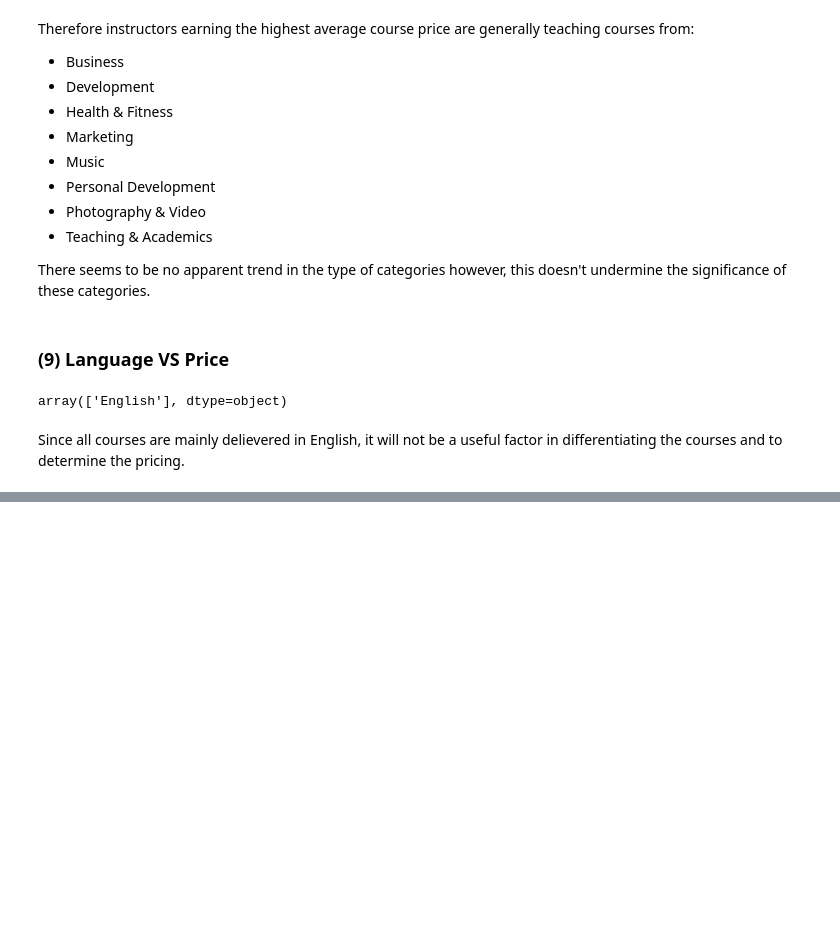
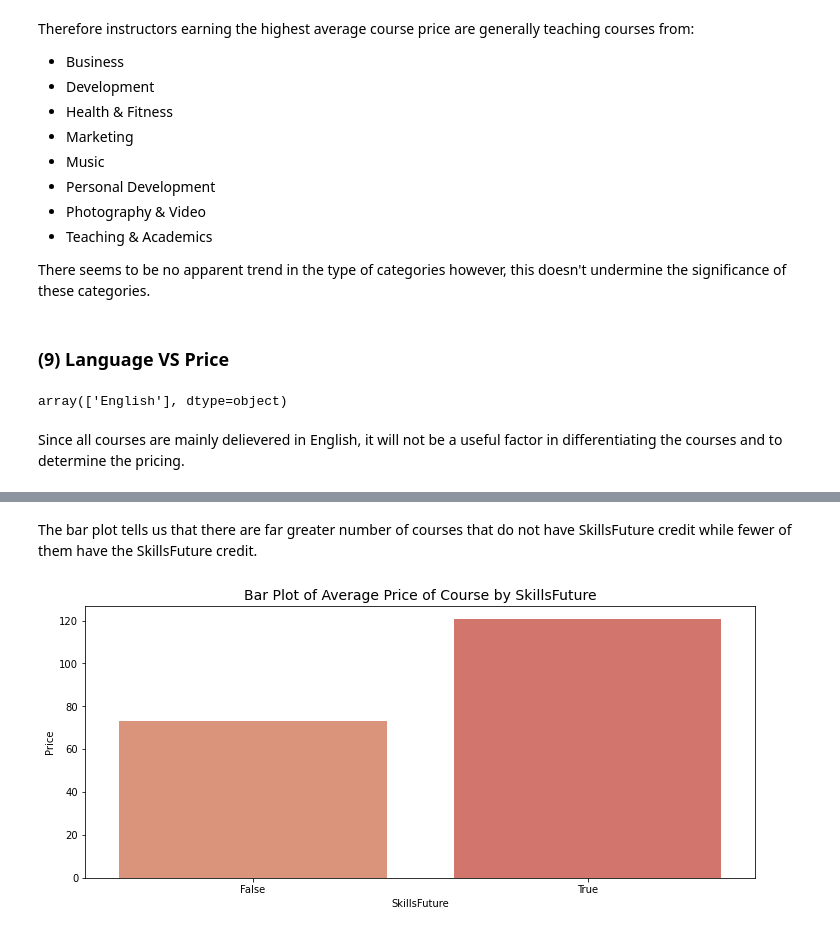
Before and after one commit to Kelizaaaaa/Udemy-Data-Project, a Jupyter notebook: Project 1 - Exploratory Data Analysis (Price Mechanism).ipynb, the cells around one changed output, grey strips where cells are left out. Cells and saved outputs as stored; diff of their text form; code cells hidden in the pictures; blank space fills up the shorter version.

```diff
--- a/Project 1 - Exploratory Data Analysis (Price Mechanism).ipynb
+++ b/Project 1 - Exploratory Data Analysis (Price Mechanism).ipynb
@@ -346,0 +358,15 @@ Since all courses are mainly delievered in English, it will not be a useful fact
+# %% [markdown]
+The bar plot tells us that there are far greater number of courses that do not have SkillsFuture credit while fewer of them have the SkillsFuture credit.
+# %%
+# mean price of course for having or not having SkillsFuture credit
+meanPrice_skillsfuture = data_eda.groupby("SkillsFuture").mean()
+meanPrice_skillsfuture["SkillsFuture"] = meanPrice_skillsfuture.index
+
+# Barplot to compare pricing between both
+plt.figure(figsize=(12,5))
+palette = sns.color_palette("flare")
+sns.barplot(x="SkillsFuture", y="Price", data=meanPrice_skillsfuture, palette=palette)
+plt.title("Bar Plot of Average Price of Course by SkillsFuture", fontsize=14)
+plt.show()
+# %% [output]
+[figure, added]
```
Also changed, not shown: parts of 5 cells of this notebook.
